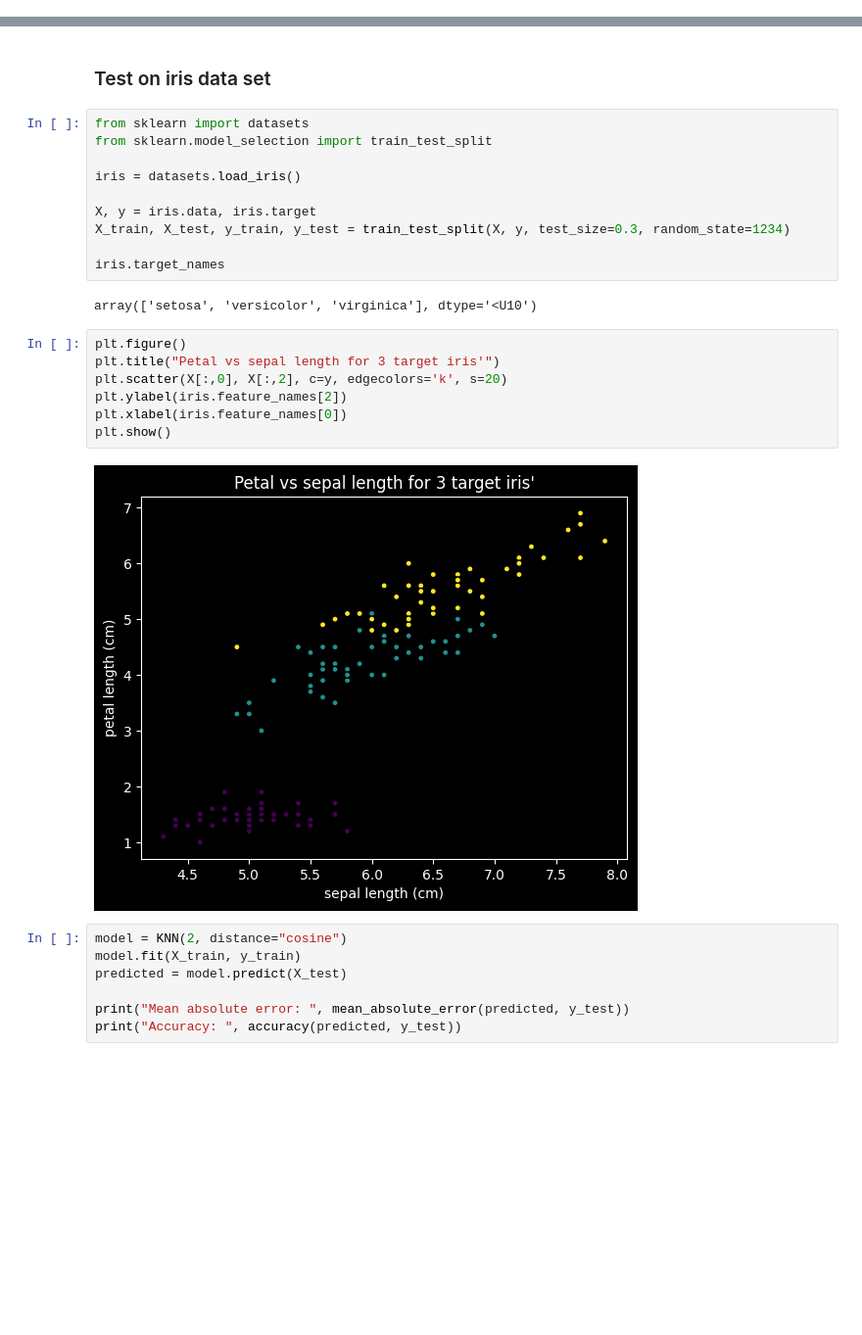
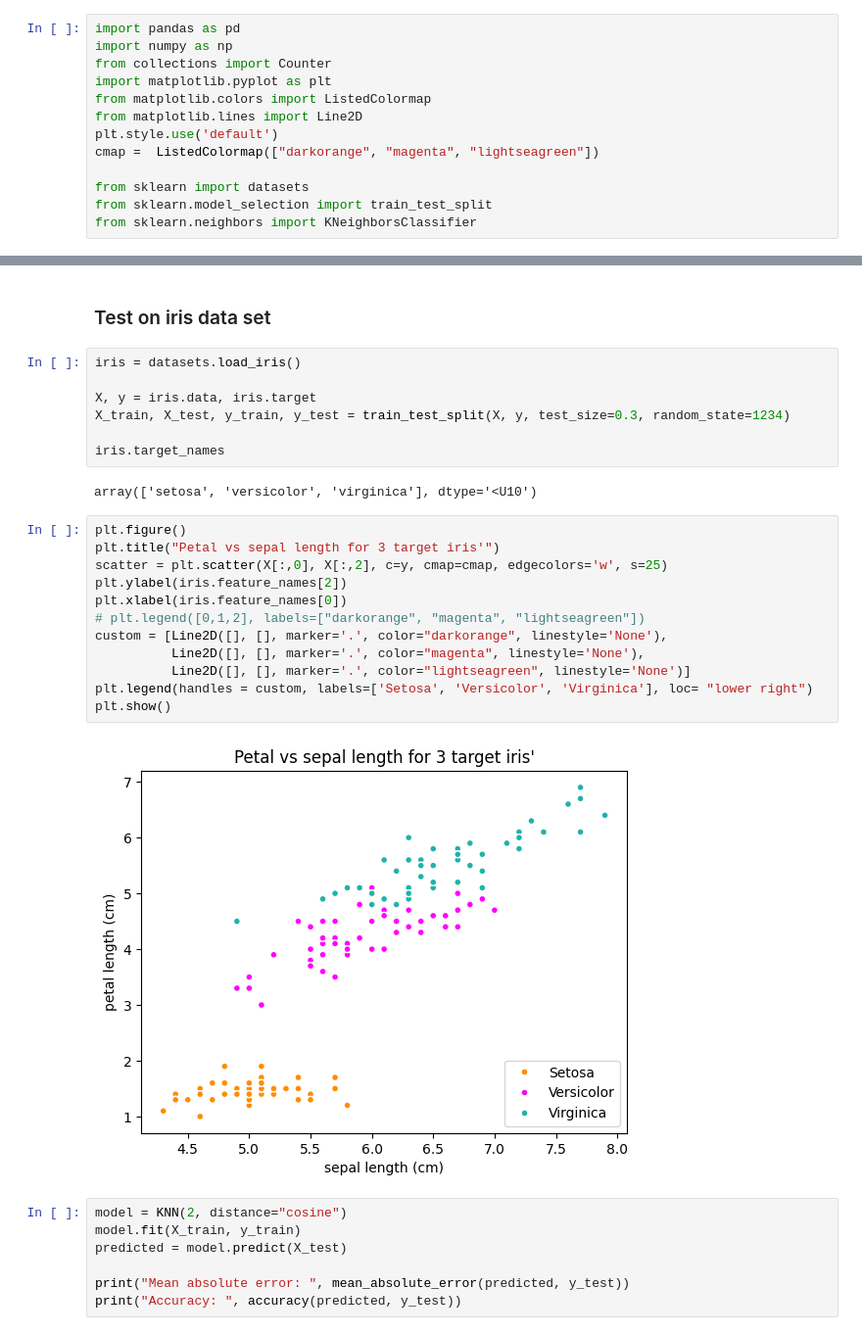
Before and after one commit to katie-hofschen/ml_from_scratch, a Jupyter notebook: KNN.ipynb, the cells around one changed output, grey strips where cells are left out. Shown at 98% size. Saved outputs shown, nothing was run; the diff lists cells and outputs as text; blank space fills up the shorter version.

```diff
--- a/KNN.ipynb
+++ b/KNN.ipynb
@@ -6,3 +1,16 @@ import matplotlib.pyplot as plt
+# %%
+import pandas as pd
+import numpy as np
+from collections import Counter
+import matplotlib.pyplot as plt
+from matplotlib.colors import ListedColormap
+from matplotlib.lines import Line2D
+plt.style.use('default')
+cmap =  ListedColormap(["darkorange", "magenta", "lightseagreen"])
+
+from sklearn import datasets
+from sklearn.model_selection import train_test_split
+from sklearn.neighbors import KNeighborsClassifier
 # %% [markdown]
 # K - Nearest Neighbors
 
@@ -141,9 +194,6 @@ def accuracy(predicted, target):
 # %% [markdown]
 ### Test on iris data set
 # %%
-from sklearn import datasets
-from sklearn.model_selection import train_test_split
-
 iris = datasets.load_iris()
 
 X, y = iris.data, iris.target
@@ -155,12 +205,17 @@ array(['setosa', 'versicolor', 'virginica'], dtype='<U10')
 # %%
 plt.figure()
 plt.title("Petal vs sepal length for 3 target iris'")
-plt.scatter(X[:,0], X[:,2], c=y, edgecolors='k', s=20)
+scatter = plt.scatter(X[:,0], X[:,2], c=y, cmap=cmap, edgecolors='w', s=25)
 plt.ylabel(iris.feature_names[2])
 plt.xlabel(iris.feature_names[0])
+# plt.legend([0,1,2], labels=["darkorange", "magenta", "lightseagreen"])
+custom = [Line2D([], [], marker='.', color="darkorange", linestyle='None'),
+          Line2D([], [], marker='.', color="magenta", linestyle='None'),
+          Line2D([], [], marker='.', color="lightseagreen", linestyle='None')]
+plt.legend(handles = custom, labels=['Setosa', 'Versicolor', 'Virginica'], loc= "lower right")
 plt.show()
 # %% [output]
-[figure, old version]
+[figure, new version]
 # %%
 model = KNN(2, distance="cosine")
 model.fit(X_train, y_train)
```
Also changed, not shown: parts of 7 cells of this notebook.
